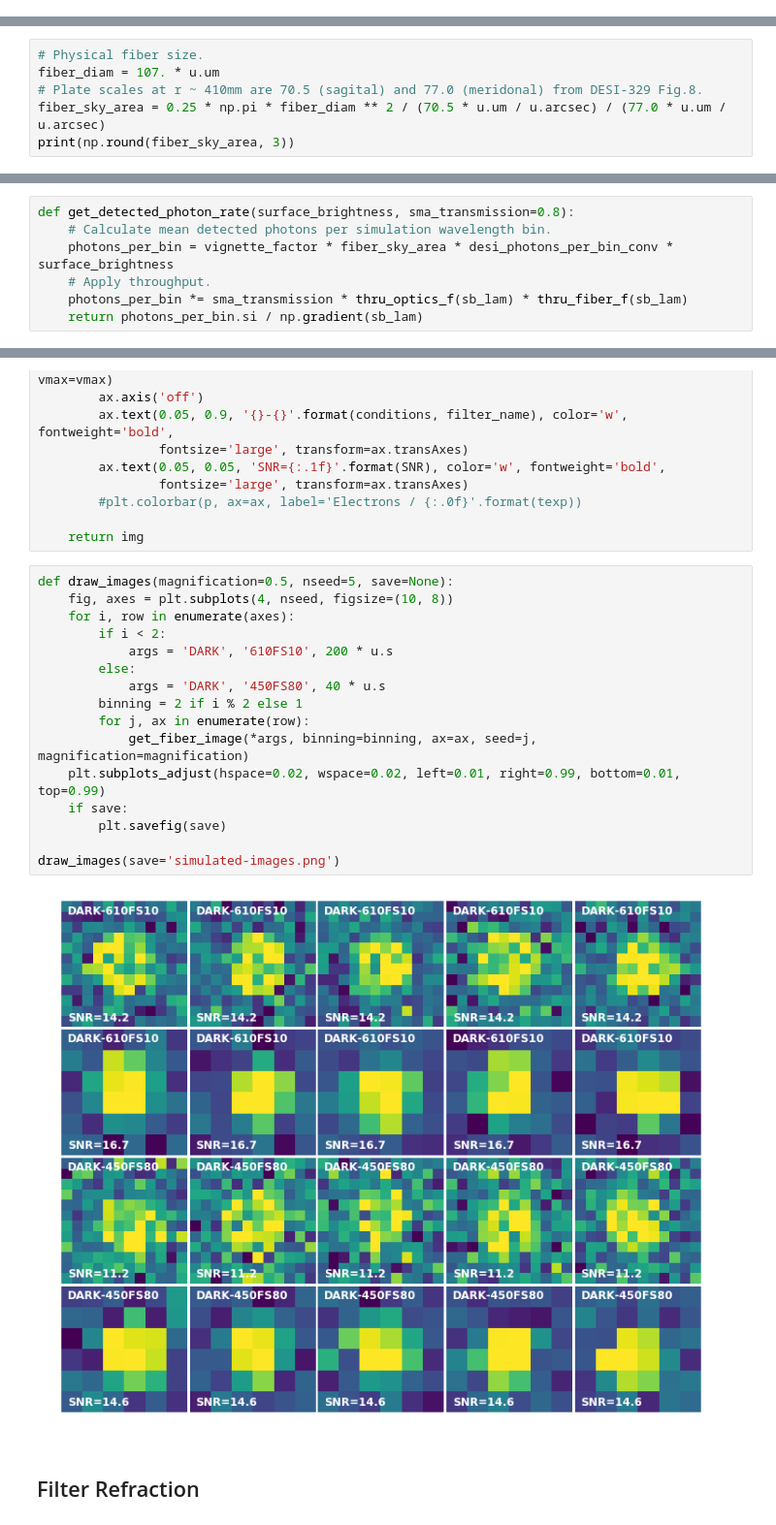
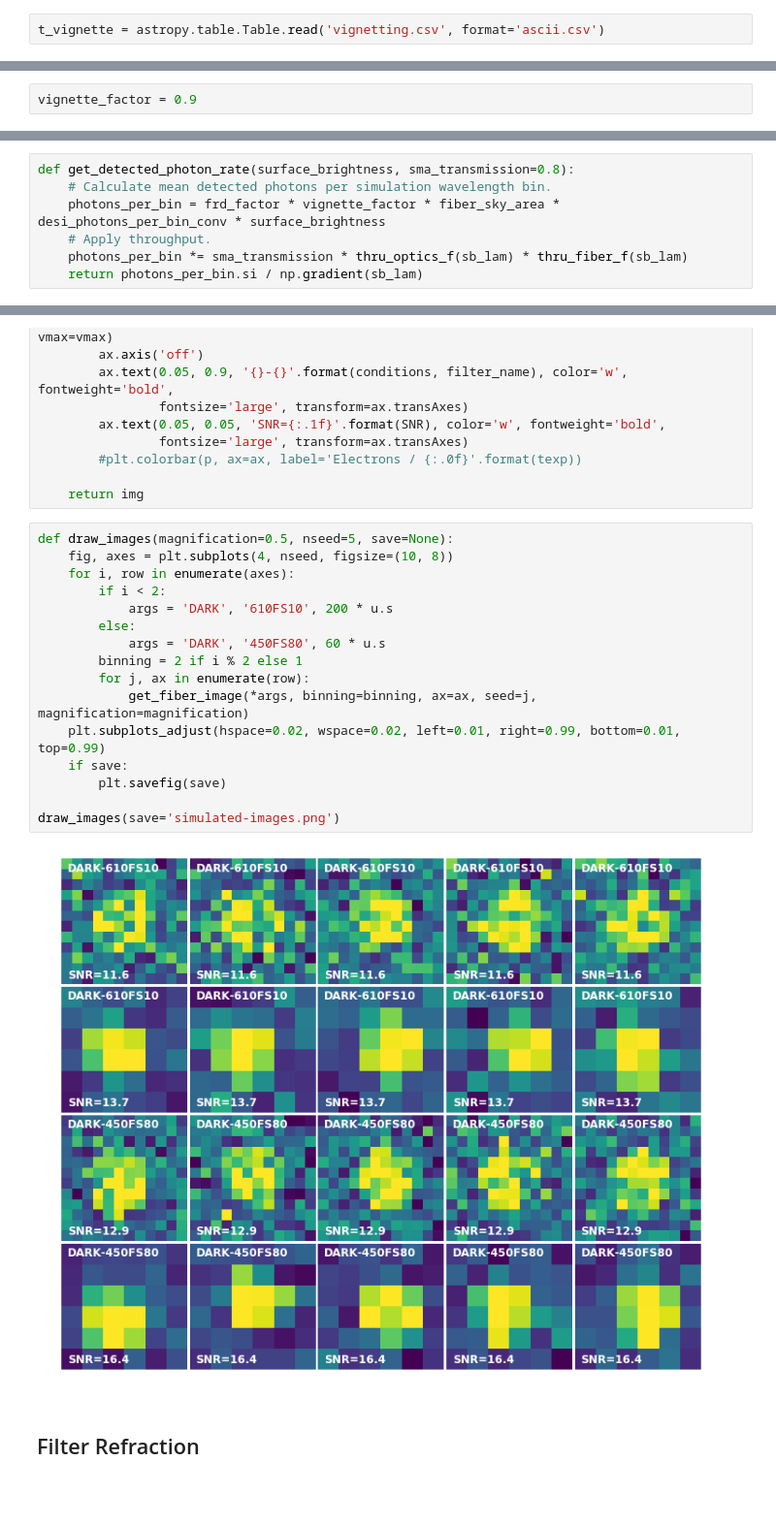
Before and after one commit to desihub/desietcproto, a Jupyter notebook: doc/nb/Sky Camera.ipynb, the cells around one changed output, grey strips where cells are left out. Shown at 97% size. Cells and saved outputs as stored; diff of their text form; blank space fills up the shorter version.

```diff
--- a/doc/nb/Sky Camera.ipynb
+++ b/doc/nb/Sky Camera.ipynb
@@ -385,0 +347,2 @@ print(np.round(100 * vignette_factor, 1))
+# %%
+t_vignette = astropy.table.Table.read('vignetting.csv', format='ascii.csv')
@@ -386 +407,3 @@ print(np.round(100 * vignette_factor, 1))
+# %%
+vignette_factor = 0.9
 # %% [markdown]
@@ -390,6 +410,0 @@ Calculate the rate of photons exiting a sky fiber in #/s/A, including losses fro
-# %%
-# Physical fiber size.
-fiber_diam = 107. * u.um
-# Plate scales at r ~ 410mm are 70.5 (sagital) and 77.0 (meridonal) from DESI-329 Fig.8.
-fiber_sky_area = 0.25 * np.pi * fiber_diam ** 2 / (70.5 * u.um / u.arcsec) / (77.0 * u.um / u.arcsec)
-print(np.round(fiber_sky_area, 3))
@@ -398,7 +411,7 @@ print(np.round(fiber_sky_area, 3))
 # %%
 def get_detected_photon_rate(surface_brightness, sma_transmission=0.8):
     # Calculate mean detected photons per simulation wavelength bin.
-    photons_per_bin = vignette_factor * fiber_sky_area * desi_photons_per_bin_conv * surface_brightness
+    photons_per_bin = frd_factor * vignette_factor * fiber_sky_area * desi_photons_per_bin_conv * surface_brightness
     # Apply throughput.
     photons_per_bin *= sma_transmission * thru_optics_f(sb_lam) * thru_fiber_f(sb_lam)
     return photons_per_bin.si / np.gradient(sb_lam)
@@ -828,21 +851,21 @@ def get_fiber_image(conditions, filter_name, texp, seed=0, charge_diffusion=0. *
 # %%
 def draw_images(magnification=0.5, nseed=5, save=None):
     fig, axes = plt.subplots(4, nseed, figsize=(10, 8))
     for i, row in enumerate(axes):
         if i < 2:
             args = 'DARK', '610FS10', 200 * u.s
         else:
-            args = 'DARK', '450FS80', 40 * u.s
+            args = 'DARK', '450FS80', 60 * u.s
         binning = 2 if i % 2 else 1
         for j, ax in enumerate(row):
             get_fiber_image(*args, binning=binning, ax=ax, seed=j, magnification=magnification)
     plt.subplots_adjust(hspace=0.02, wspace=0.02, left=0.01, right=0.99, bottom=0.01, top=0.99)
     if save:
         plt.savefig(save)
 
 draw_images(save='simulated-images.png')
 # %% [output]
-[figure, old version]
+[figure, new version]
 # %% [markdown]
 ## Filter Refraction
 # %% [markdown]
```
Also changed, not shown: parts of 41 cells of this notebook, 11 other files.
